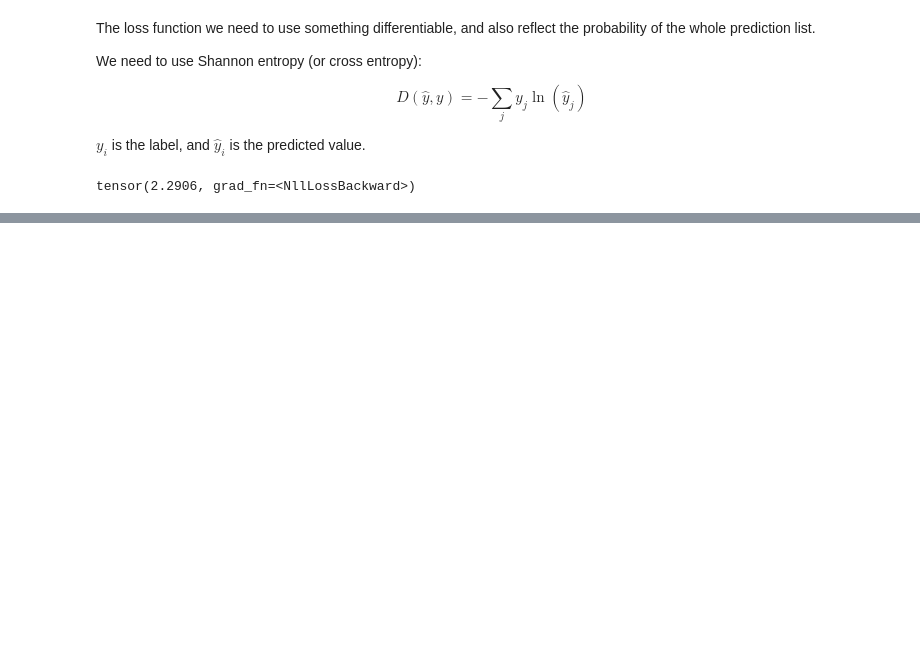
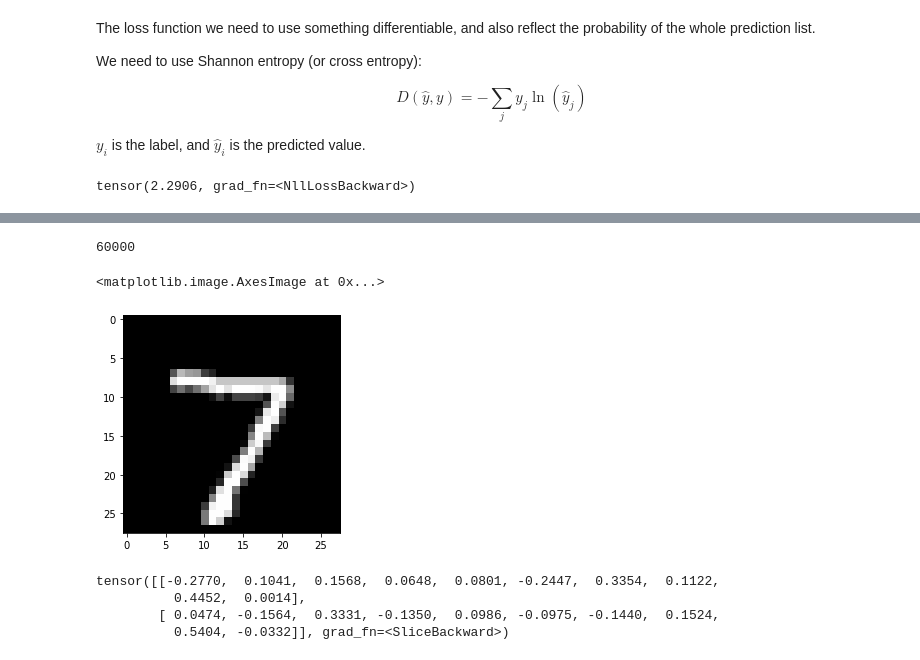
Before and after one commit to hezhengda/google-colab, a Jupyter notebook: Pytorch_for_deep_learning.ipynb, the cells around one changed output, grey strips where cells are left out. Drawn from its saved outputs; the diff is of its cells as text; code cells hidden in the pictures; blank space fills up the shorter version.

```diff
--- a/Pytorch_for_deep_learning.ipynb
+++ b/Pytorch_for_deep_learning.ipynb
@@ -823,0 +845,10 @@ optimizer = torch.optim.SGD(model.parameters(), lr=learning_rate)
+# %%
+len(dataset)
+# %% [output]
+60000
+# %%
+import matplotlib.pyplot as plt
+plt.imshow(test_set[0][0], cmap='gray')
+# %% [output]
+<matplotlib.image.AxesImage at 0x...>
+[figure, added]
@@ -823,0 +898,11 @@ optimizer = torch.optim.SGD(model.parameters(), lr=learning_rate)
+# %%
+for images, labels in train_loader:
+    images = images.reshape(128, 784)
+    outputs = model(images)
+    print(outputs[:2])
+    break
+# %% [output]
+tensor([[-0.2770,  0.1041,  0.1568,  0.0648,  0.0801, -0.2447,  0.3354,  0.1122,
+          0.4452,  0.0014],
+        [ 0.0474, -0.1564,  0.3331, -0.1350,  0.0986, -0.0975, -0.1440,  0.1524,
+          0.5404, -0.0332]], grad_fn=<SliceBackward>)
```
Also changed, not shown: parts of 15 cells of this notebook.
